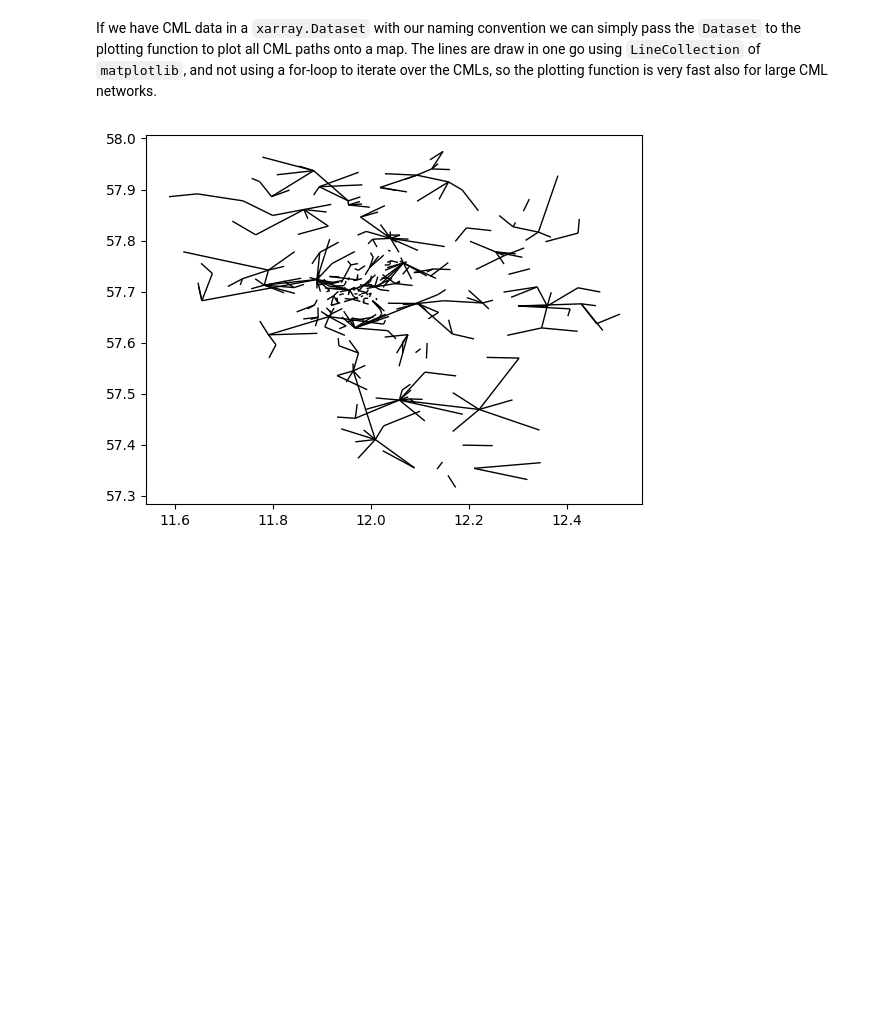
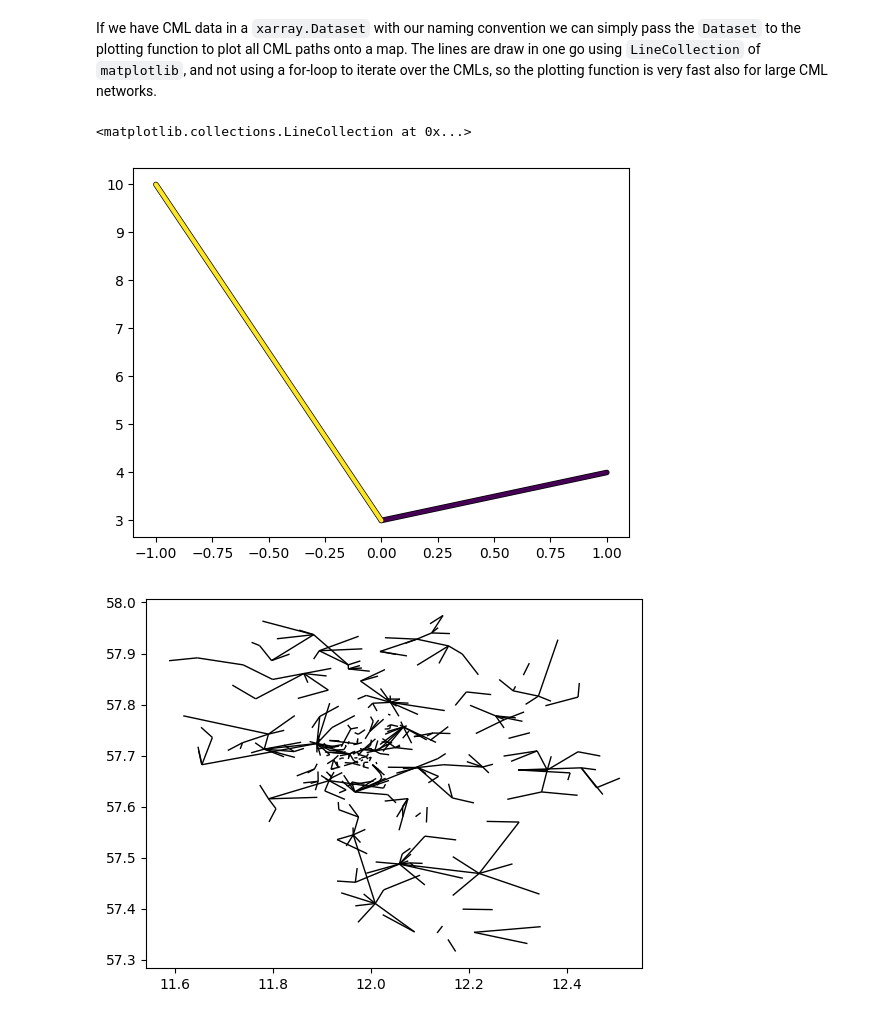
Before and after one commit to OpenSenseAction/poligrain, a Jupyter notebook: docs/notebooks/Plotting.ipynb, the cells around one changed output. Cells and saved outputs as stored; diff of their text form; code cells hidden in the pictures; blank space fills up the shorter version.

```diff
--- a/docs/notebooks/Plotting.ipynb
+++ b/docs/notebooks/Plotting.ipynb
@@ -18,6 +18,11 @@ import poligrain as plg
 If we have CML data in a `xarray.Dataset` with our naming convention we can simply pass the `Dataset` to the plotting function to plot all CML paths onto a map. The lines are draw in one go using `LineCollection` of `matplotlib`, and not using a for-loop to iterate over the CMLs, so the plotting function is very fast also for large CML networks.
 # %%
 ds_cmls = xr.open_dataset("../../tests/test_data/openMRG_CML_180minutes.nc")
+# %%
+plg.plot_map.scatter_lines([1, -1], [0, 0], [3, 3], [4, 10], c=[0, 1])
+# %% [output]
+<matplotlib.collections.LineCollection at 0x...>
+[figure, added]
 # %%
 plg.plot_map.plot_lines(ds_cmls);
 # %% [output]
```
Also changed, not shown: parts of 2 cells of this notebook, 1 other file.
